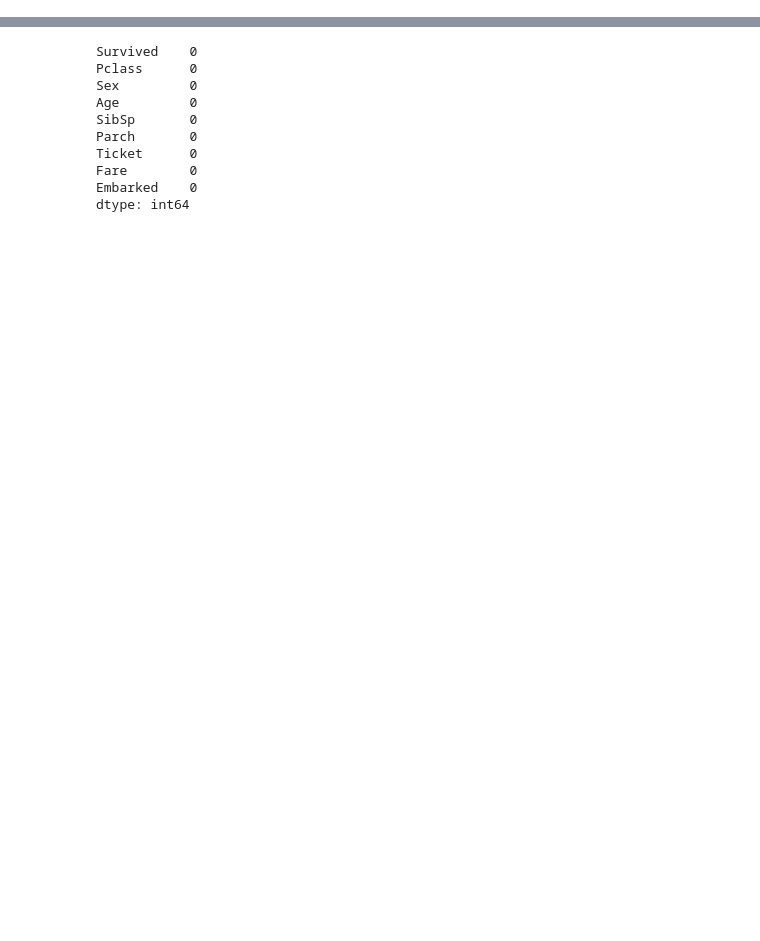
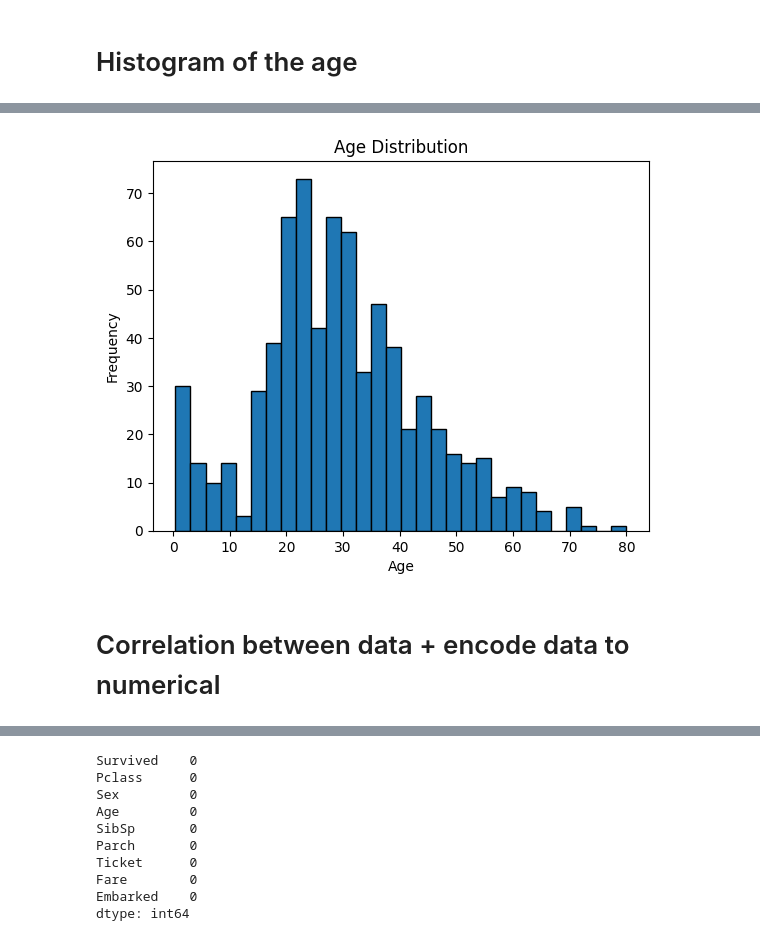
Before and after one commit to JordyCrthls/titanic, a Jupyter notebook: analitycs.ipynb, the cells around one changed output, grey strips where cells are left out. Cells and saved outputs as stored; diff of their text form; code cells hidden in the pictures; blank space fills up the shorter version.

```diff
--- a/analitycs.ipynb
+++ b/analitycs.ipynb
@@ -15,3 +71,10 @@ total_persons = data.shape[0]
+# %% [markdown]
+# Histogram of the age
 # %%
-data.head()
+plt.hist(data['Age'].dropna(), bins=30, edgecolor='black')
+
+plt.title('Age Distribution')
+plt.xlabel('Age')
+plt.ylabel('Frequency')
+plt.show()
 # %% [output]
@@ -23,0 +81,3 @@ data.head()
+[figure, added]
+# %% [markdown]
+# Correlation between data + encode data to numerical
```
Also changed, not shown: parts of 28 cells of this notebook, 1 other file.
